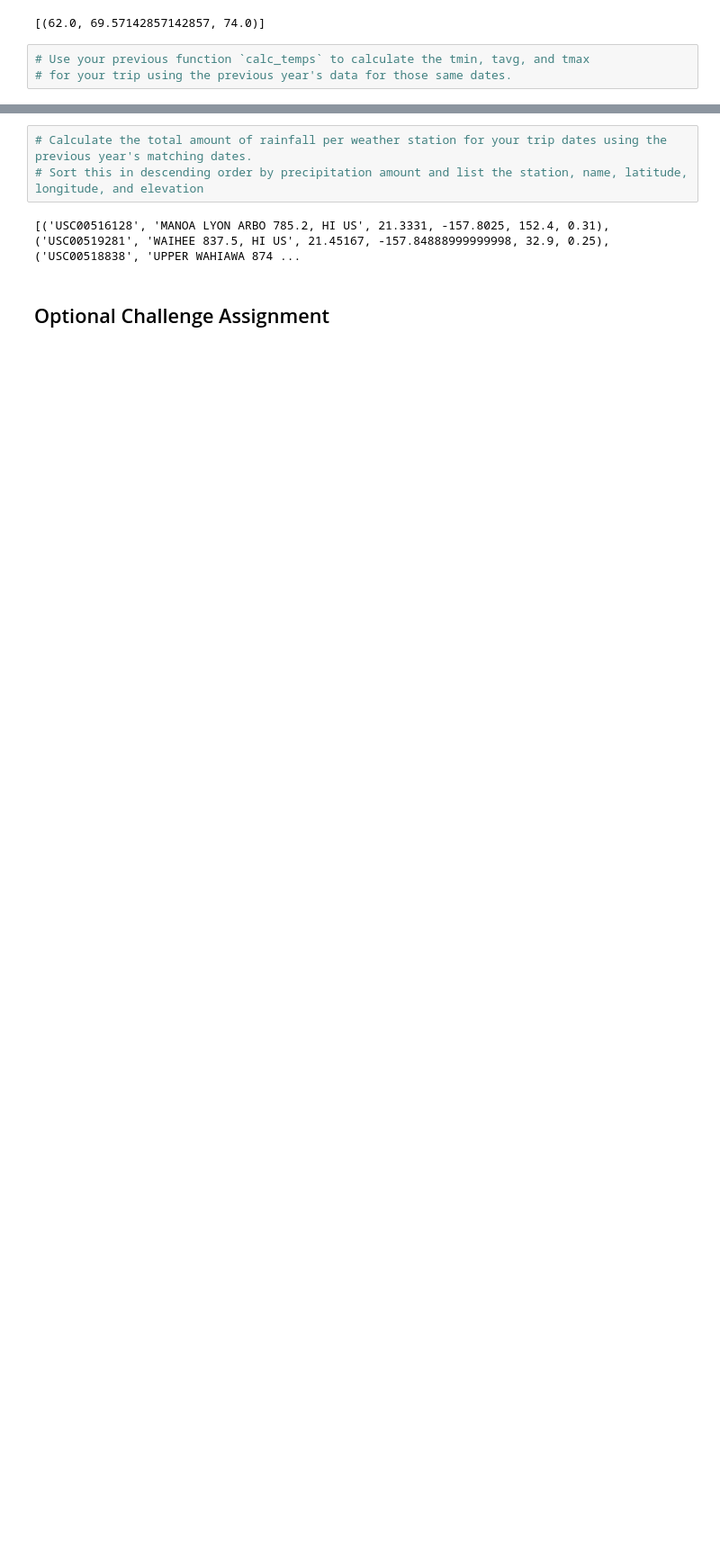
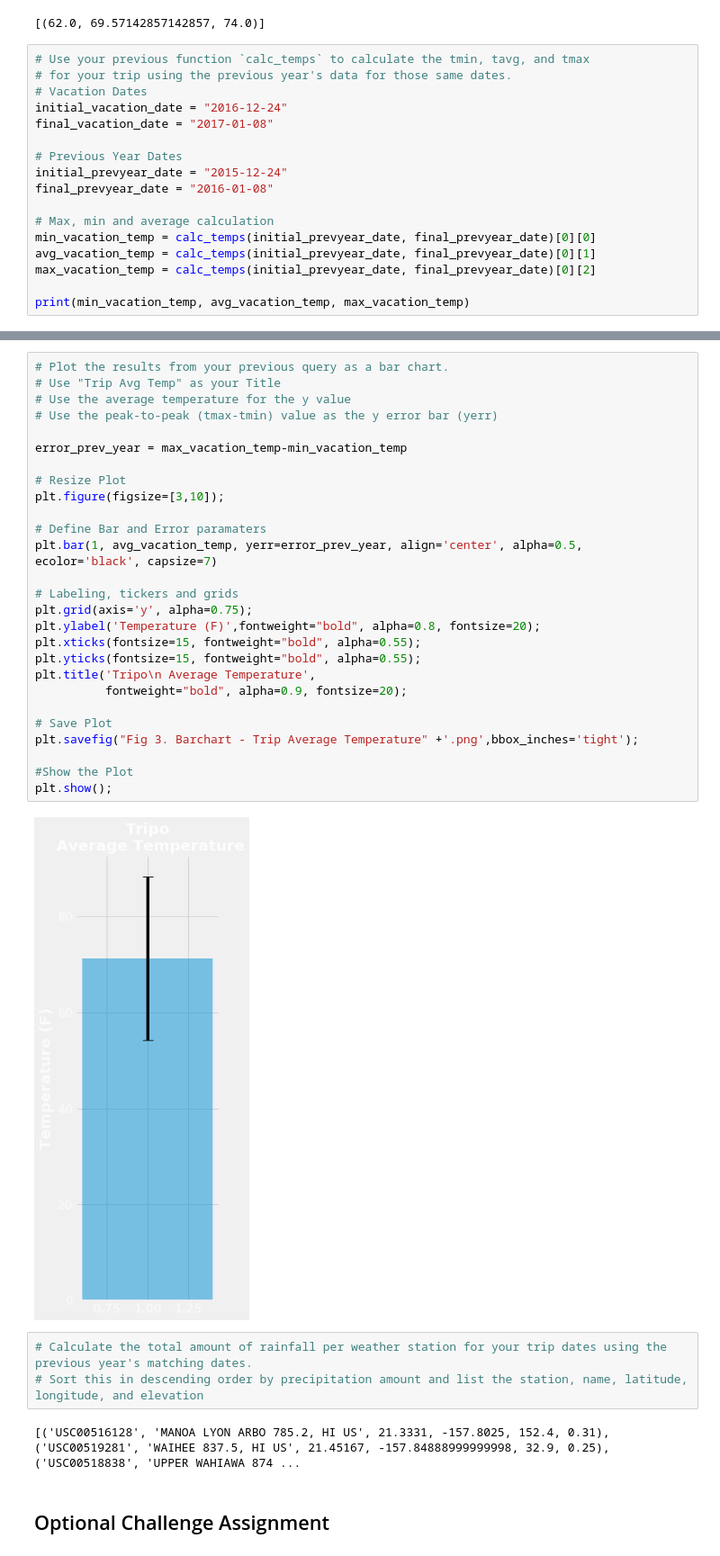
Before and after one commit to cemoga/sqlalchemy-challenge, a Jupyter notebook: climate_starter.ipynb, the cells around one changed output, grey strips where cells are left out. Shown: that part at 90% size. Cells and saved outputs as stored; diff of their text form; blank space fills up the shorter version.

Commit message:
Barchart Ready

```diff
--- a/climate_starter.ipynb
+++ b/climate_starter.ipynb
@@ -244,4 +242,18 @@ print(calc_temps('2012-02-28', '2012-03-05'))
 # %%
 # Use your previous function `calc_temps` to calculate the tmin, tavg, and tmax
 # for your trip using the previous year's data for those same dates.
+# Vacation Dates
+initial_vacation_date = "2016-12-24"
+final_vacation_date = "2017-01-08"
+
+# Previous Year Dates
+initial_prevyear_date = "2015-12-24"
+final_prevyear_date = "2016-01-08"
+
+# Max, min and average calculation
+min_vacation_temp = calc_temps(initial_prevyear_date, final_prevyear_date)[0][0]
+avg_vacation_temp = calc_temps(initial_prevyear_date, final_prevyear_date)[0][1]
+max_vacation_temp = calc_temps(initial_prevyear_date, final_prevyear_date)[0][2]
+
+print(min_vacation_temp, avg_vacation_temp, max_vacation_temp)
 # %% [output]
@@ -257,3 +261,32 @@ print(calc_temps('2012-02-28', '2012-03-05'))
+# %%
+# Plot the results from your previous query as a bar chart.
+# Use "Trip Avg Temp" as your Title
+# Use the average temperature for the y value
+# Use the peak-to-peak (tmax-tmin) value as the y error bar (yerr)
+
+error_prev_year = max_vacation_temp-min_vacation_temp
+
+# Resize Plot
+plt.figure(figsize=[3,10]);
+
+# Define Bar and Error paramaters
+plt.bar(1, avg_vacation_temp, yerr=error_prev_year, align='center', alpha=0.5, ecolor='black', capsize=7)
+
+# Labeling, tickers and grids
+plt.grid(axis='y', alpha=0.75);
+plt.ylabel('Temperature (F)',fontweight="bold", alpha=0.8, fontsize=20);
+plt.xticks(fontsize=15, fontweight="bold", alpha=0.55);
+plt.yticks(fontsize=15, fontweight="bold", alpha=0.55);
+plt.title('Tripo\n Average Temperature',
+          fontweight="bold", alpha=0.9, fontsize=20);
+
+# Save Plot
+plt.savefig("Fig 3. Barchart - Trip Average Temperature" +'.png',bbox_inches='tight');
+
+#Show the Plot
+plt.show();
+# %% [output]
+[figure, added]
 # %%
 # Calculate the total amount of rainfall per weather station for your trip dates using the previous year's matching dates.
 # Sort this in descending order by precipitation amount and list the station, name, latitude, longitude, and elevation
```
Also changed, not shown: parts of 5 cells of this notebook, 2 other files.
